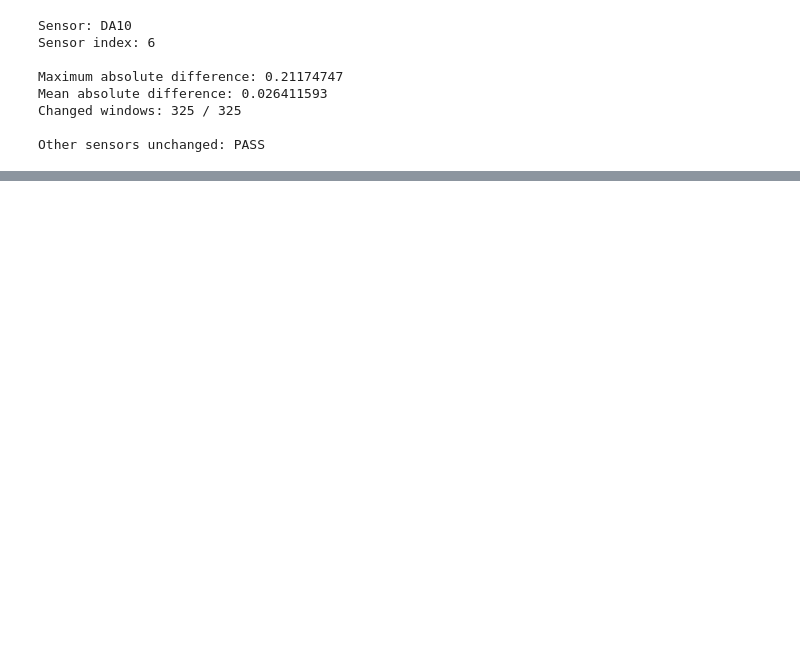
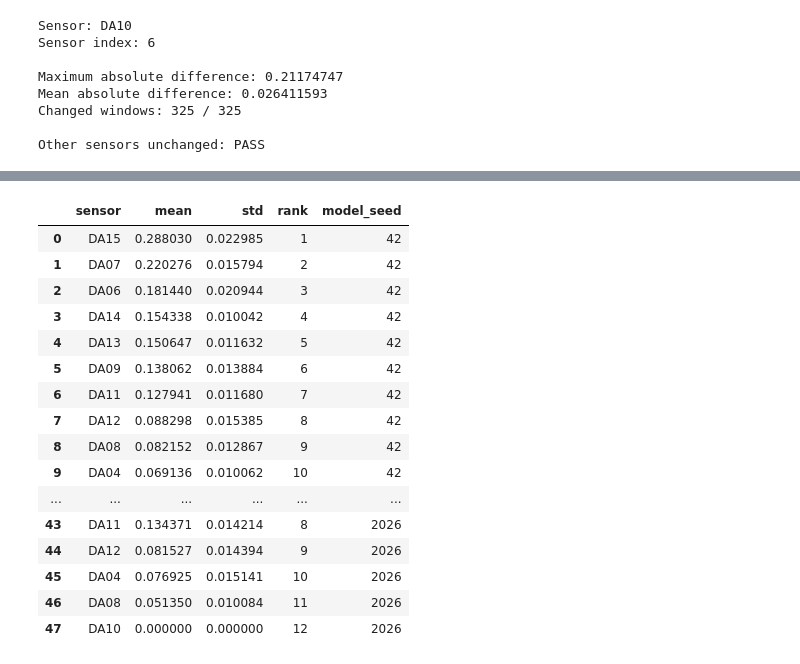
Before and after one commit to SamiraKheradmand/IASC-ASCE-Transformer-SHM, a Jupyter notebook: notebooks/02_split_methods/chronological/Chronological_transformer_highpass_importance.ipynb, the cells around one changed output, grey strips where cells are left out. Saved outputs shown, nothing was run; the diff lists cells and outputs as text; code cells hidden in the pictures; blank space fills up the shorter version.

```diff
--- a/notebooks/02_split_methods/chronological/Chronological_transformer_highpass_importance.ipynb
+++ b/notebooks/02_split_methods/chronological/Chronological_transformer_highpass_importance.ipynb
@@ -1897,0 +1953,50 @@ plt.show()
+# %%
+# ============================================================
+# Step 12 - Combine all Chronological model seeds
+# ============================================================
+
+MODEL_SEEDS = [42, 7, 123, 2026]
+
+summary_list = []
+
+for seed in MODEL_SEEDS:
+
+    file_path = (
+        f"{SAVE_DIR}/"
+        f"chronological_sensor_importance_summary_seed{seed}.csv"
+    )
+
+    df = pd.read_csv(file_path)
+
+    df = df[
+        ["sensor", "mean", "std", "rank"]
+    ].copy()
+
+    df["model_seed"] = seed
+
+    summary_list.append(df)
+
+chronological_all_seeds = pd.concat(
+    summary_list,
+    ignore_index=True
+)
+
+display(chronological_all_seeds)
+# %% [output]
+|  | sensor | mean | std | rank | model_seed |
+| 0 | DA15 | 0.288030 | 0.022985 | 1 | 42 |
+| 1 | DA07 | 0.220276 | 0.015794 | 2 | 42 |
+| 2 | DA06 | 0.181440 | 0.020944 | 3 | 42 |
+| 3 | DA14 | 0.154338 | 0.010042 | 4 | 42 |
+| 4 | DA13 | 0.150647 | 0.011632 | 5 | 42 |
+| 5 | DA09 | 0.138062 | 0.013884 | 6 | 42 |
+| 6 | DA11 | 0.127941 | 0.011680 | 7 | 42 |
+| 7 | DA12 | 0.088298 | 0.015385 | 8 | 42 |
+| 8 | DA08 | 0.082152 | 0.012867 | 9 | 42 |
+| 9 | DA04 | 0.069136 | 0.010062 | 10 | 42 |
+| ... | ... | ... | ... | ... | ... |
+| 43 | DA11 | 0.134371 | 0.014214 | 8 | 2026 |
+| 44 | DA12 | 0.081527 | 0.014394 | 9 | 2026 |
+| 45 | DA04 | 0.076925 | 0.015141 | 10 | 2026 |
+| 46 | DA08 | 0.051350 | 0.010084 | 11 | 2026 |
+| 47 | DA10 | 0.000000 | 0.000000 | 12 | 2026 |
```
Also changed, not shown: parts of 20 cells of this notebook.
